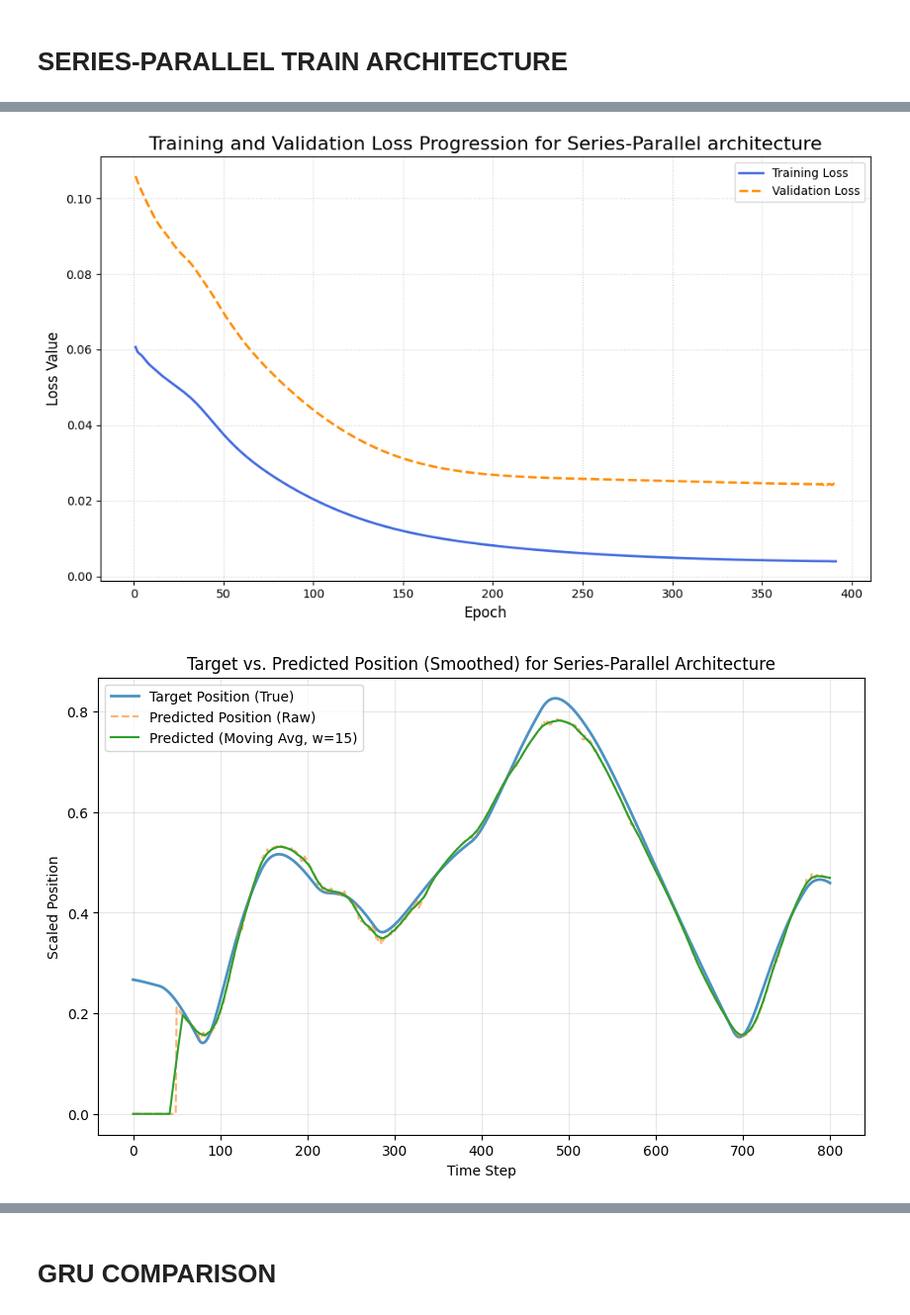
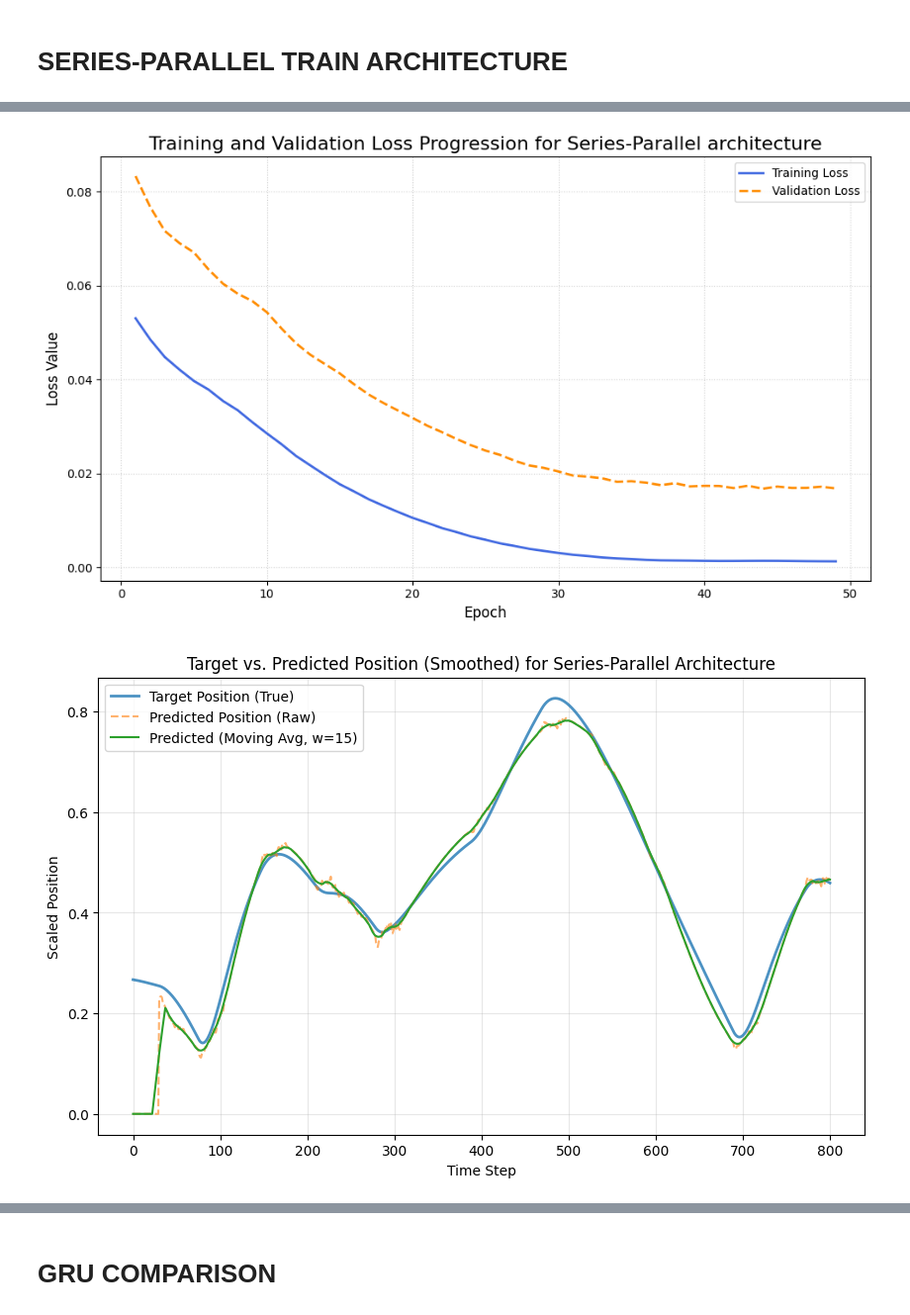
Before and after one commit to ilmarcopardo/NARX, a Jupyter notebook: examples/maglev_example.ipynb, the cells around one changed output, grey strips where cells are left out. Shown at 99% size. Drawn from its saved outputs; the diff is of its cells as text; code cells hidden in the pictures.

```diff
--- a/examples/maglev_example.ipynb
+++ b/examples/maglev_example.ipynb
@@ -6,7 +6,7 @@ from matplotlib import pyplot as plt
 from sklearn.preprocessing import MinMaxScaler
 import os
 # %%
-script_dir = os.path.dirname(os.path.abspath(__file__))
+script_dir = os.getcwd()
 data_file_path = os.path.join(script_dir, "data", "maglev_data.csv")
 
 df = pd.read_csv(data_file_path, header = None, names = ["current", "position"])
@@ -176,9 +188,9 @@ plt.show()
 # %% [markdown]
 # SERIES-PARALLEL TRAIN ARCHITECTURE
 # %%
-model = NARX(d_i = 50, d_o = 50, d_x = 1, d_y = 1, d_hl = 16)
+model = NARX(d_i = 30, d_o = 30, d_x = 1, d_y = 1, d_hl = 16)
 loss_fn = torch.nn.MSELoss()
-optimizer = torch.optim.Adam(lr = 0.001, params = model.parameters())
+optimizer = torch.optim.Adam(lr = 0.01, params = model.parameters())
 
 EPOCHS = 1000
 PATIENCE = 5
@@ -192,7 +204,7 @@ valid_loss_history = []
 for i in range(EPOCHS):
     # training
     model.train()
-    y_pred = model(train_current, train_position)
+    y_pred = model.forward(x=train_current, mode = "open", y=train_position)
     loss = loss_fn(train_position, y_pred)
 
     optimizer.zero_grad()
@@ -204,7 +216,7 @@ for i in range(EPOCHS):
     # validation
     model.eval()
     with torch.no_grad():
-        y_pred = model(valid_current, valid_position)
+        y_pred = model(x=valid_current,  mode = "open", y=valid_position)
         loss = loss_fn(valid_position, y_pred)
 
         print(f"BCE validation loss at epoch {i}: {loss.item()}")
@@ -254,35 +266,35 @@ plt.grid(True, linestyle=':', alpha=0.6)
 plt.tight_layout()
 plt.show()
 # %% [output]
-[figure, old version]
+[figure, new version]
 # %%
 import torch
 import matplotlib.pyplot as plt
 import pandas as pd
 
 with torch.no_grad():
-    y_pred = model(x = test_current, y = test_position)
+    y_pred = model(x = test_current, mode="open", y = test_position)
 
 y_pred_numpy = y_pred.squeeze().detach().cpu().numpy()
 test_position_numpy = test_position.squeeze().detach().cpu().numpy()
 
 window_size = 15
 y_pred_series = pd.Series(y_pred_numpy)
 y_pred_ma = y_pred_series.rolling(window=window_size, center=True, min_periods=1).mean().to_numpy()
 
 plt.figure(figsize=(10, 6))
 plt.plot(test_position_numpy, label='Target Position (True)', linewidth=2, alpha=0.8)
 plt.plot(y_pred_numpy, label='Predicted Position (Raw)', alpha=0.6, linestyle='--')
 plt.plot(y_pred_ma, label=f'Predicted (Moving Avg, w={window_size})', linewidth=1.5)
 
 plt.title("Target vs. Predicted Position (Smoothed) for Series-Parallel Architecture")
 plt.xlabel("Time Step")
 plt.ylabel("Scaled Position")
 plt.legend()
 plt.grid(True, alpha=0.3)
 plt.show()
 # %% [output]
-[figure, old version]
+[figure, new version]
 # %%
 import torch
 import matplotlib.pyplot as plt
```
Also changed, not shown: parts of 10 cells of this notebook.
